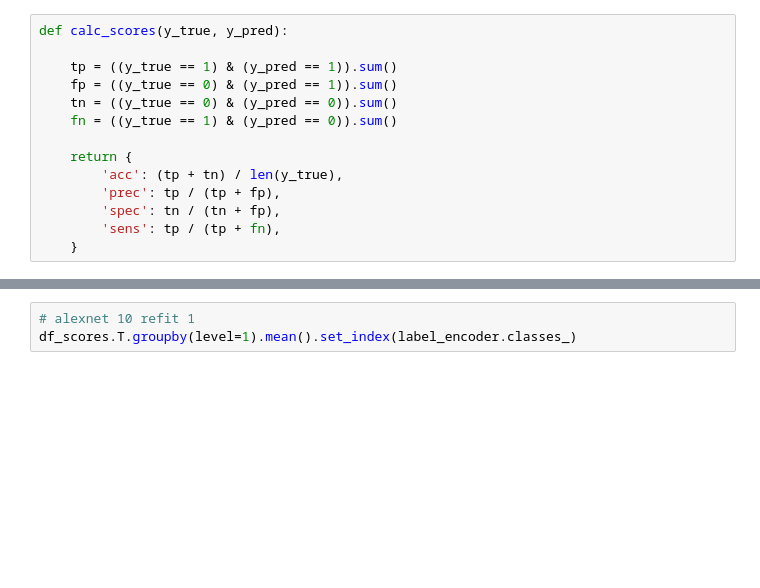
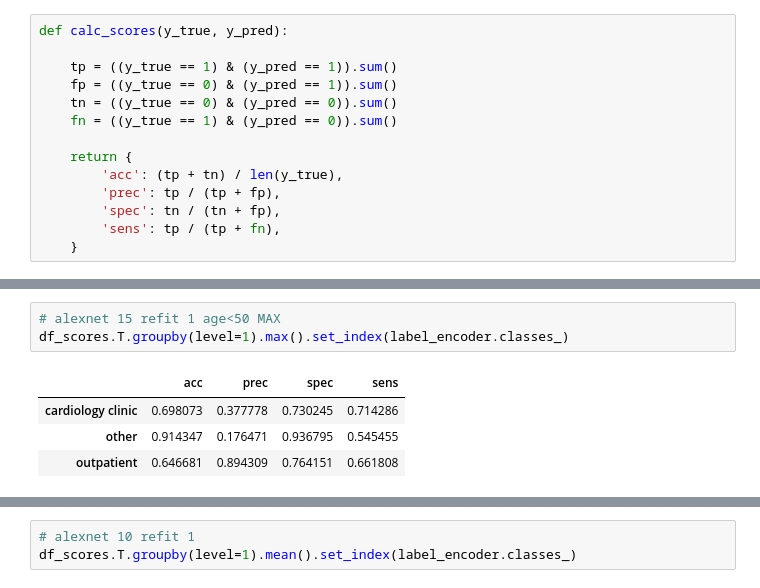
Before and after one commit to IMarkusz/ECGents, a Jupyter notebook: spectral_analysis.ipynb, the cells around one changed output, grey strips where cells are left out. Cells and saved outputs as stored; diff of their text form; blank space fills up the shorter version.

```diff
--- a/spectral_analysis.ipynb
+++ b/spectral_analysis.ipynb
@@ -186,0 +275,8 @@ df_scores.T.groupby(level=1).mean().set_index(label_encoder.classes_)
+# %%
+# alexnet 15 refit 1 age<50 MAX
+df_scores.T.groupby(level=1).max().set_index(label_encoder.classes_)
+# %% [output]
+|  | acc | prec | spec | sens |
+| cardiology clinic | 0.698073 | 0.377778 | 0.730245 | 0.714286 |
+| other | 0.914347 | 0.176471 | 0.936795 | 0.545455 |
+| outpatient | 0.646681 | 0.894309 | 0.764151 | 0.661808 |
```
Also changed, not shown: parts of 16 cells of this notebook, 1 other file.
